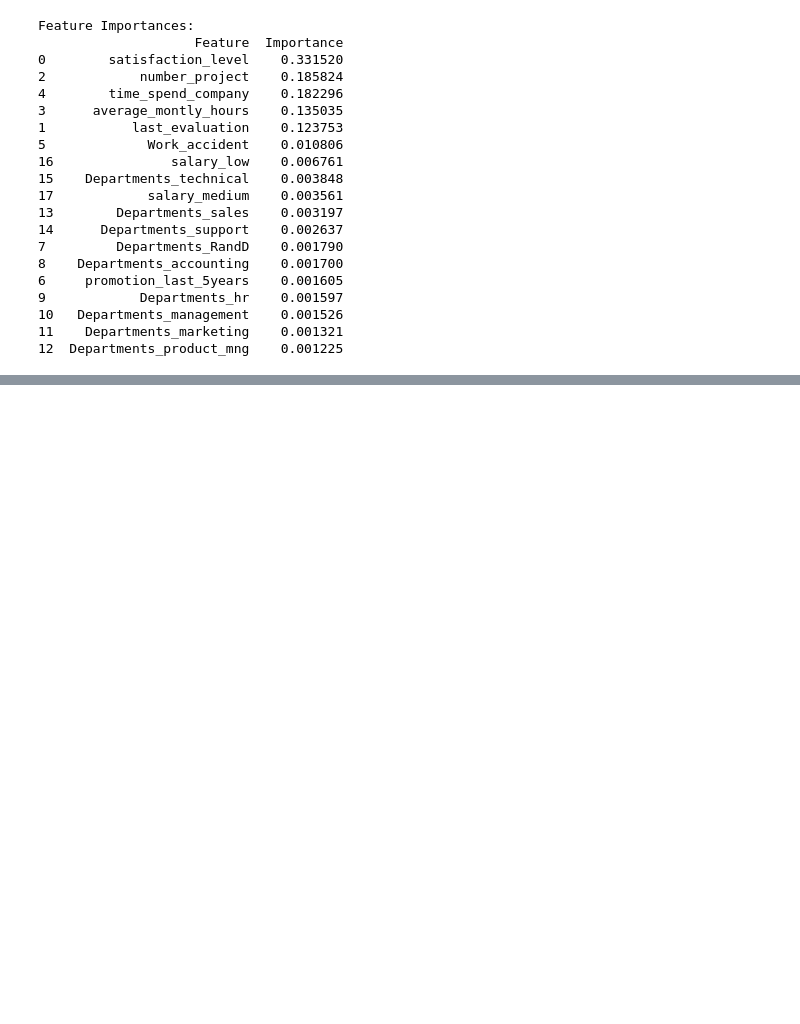
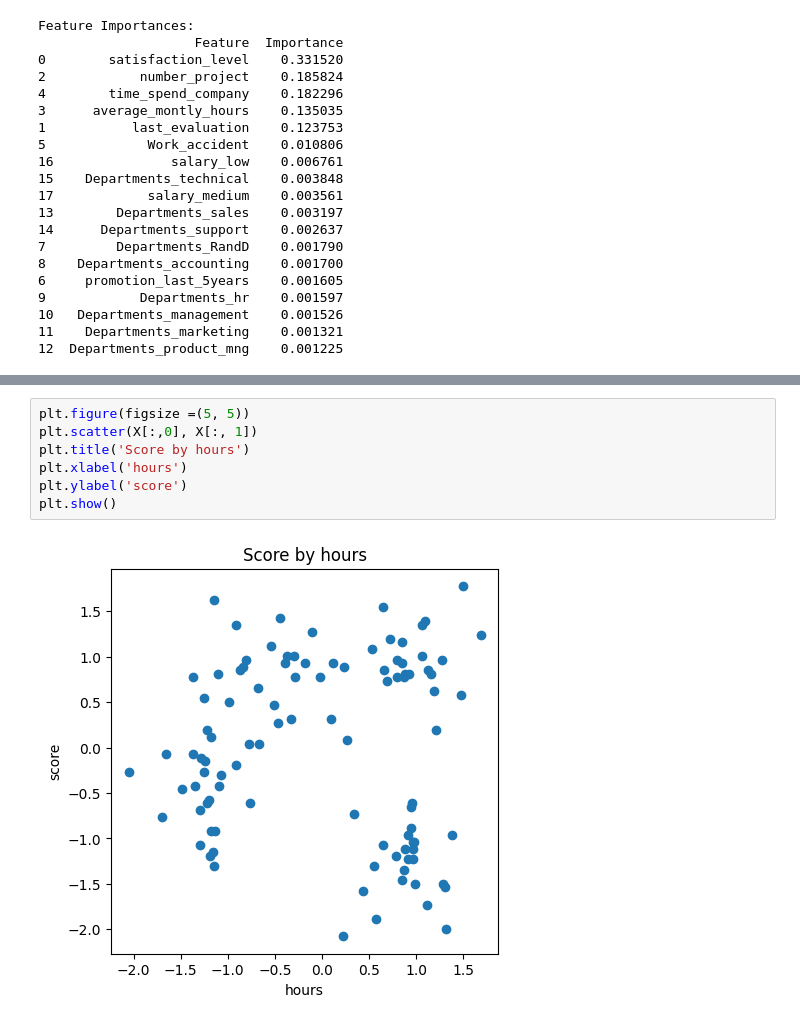
Before and after one commit to LC-coder33/PythonTutorial, a Jupyter notebook: python10일차.ipynb, the cells around one changed output, grey strips where cells are left out. Saved outputs shown, nothing was run; the diff lists cells and outputs as text; blank space fills up the shorter version.

```diff
--- a/python10일차.ipynb
+++ b/python10일차.ipynb
@@ -449,0 +505,9 @@ Feature Importances:
+# %%
+plt.figure(figsize =(5, 5))
+plt.scatter(X[:,0], X[:, 1])
+plt.title('Score by hours')
+plt.xlabel('hours')
+plt.ylabel('score')
+plt.show()
+# %% [output]
+[figure, added]
```
Also changed, not shown: parts of 15 cells of this notebook.
